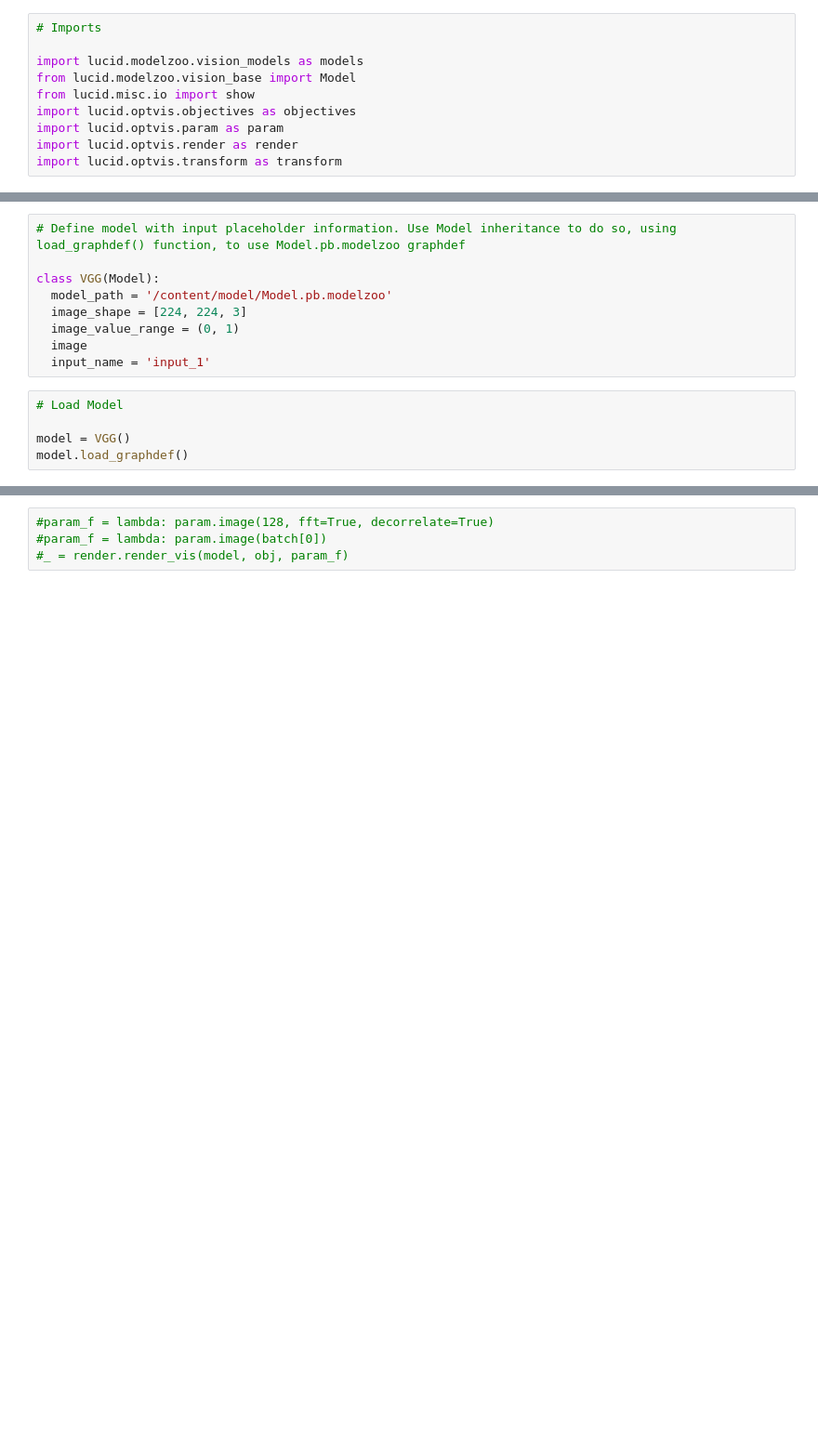
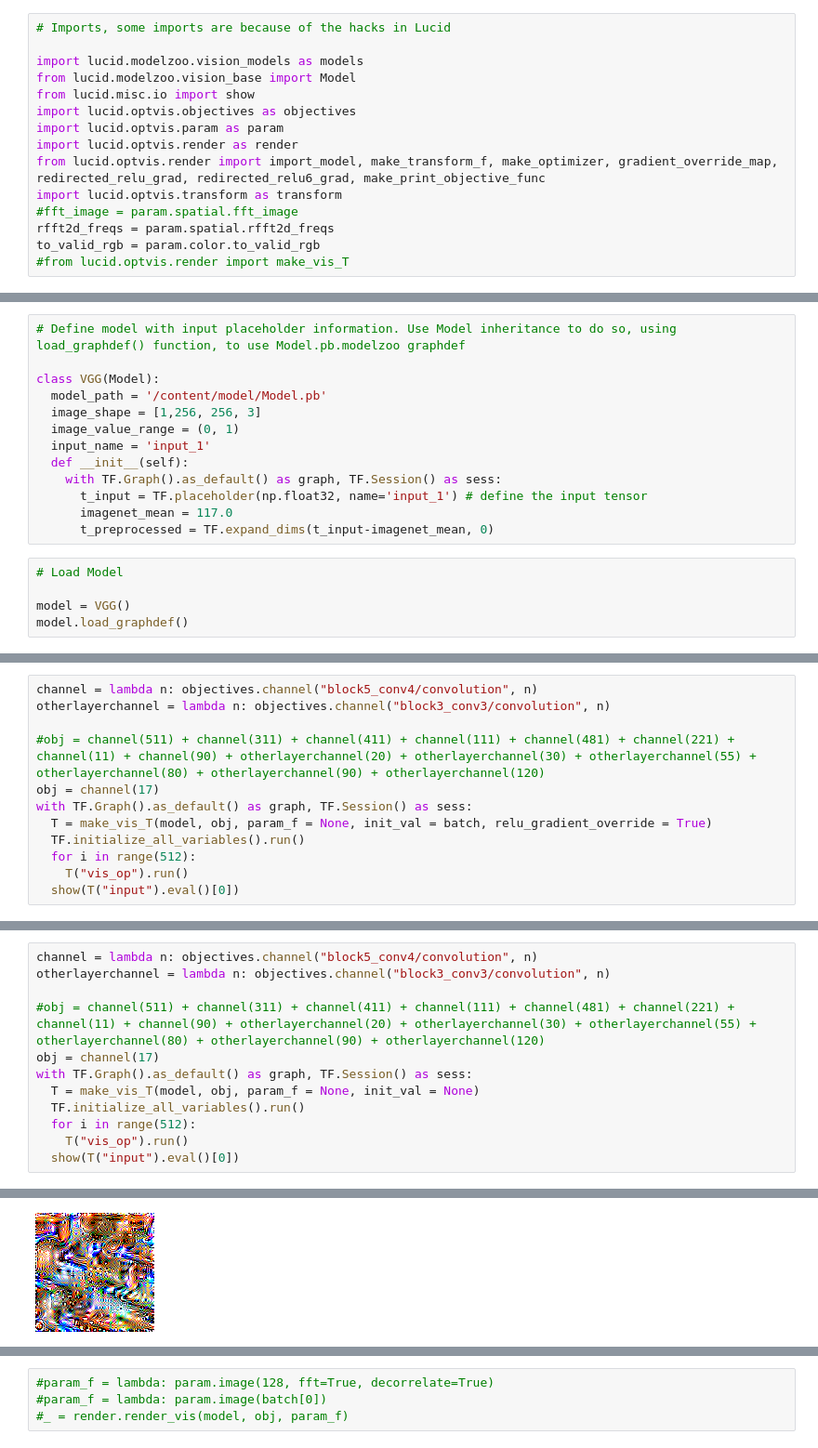
Before and after one commit to Uiuran/Bio-Unsupervised, a Jupyter notebook: semantic_segmentation/SemanticSegmentationForBio.ipynb, the cells around one changed output, grey strips where cells are left out. Shown: that part at 93% size. Saved outputs shown, nothing was run; the diff lists cells and outputs as text; blank space fills up the shorter version.

```diff
--- a/semantic_segmentation/SemanticSegmentationForBio.ipynb
+++ b/semantic_segmentation/SemanticSegmentationForBio.ipynb
@@ -192,7 +203,7 @@ show_graph(graph_def)
 # %% [output]
   Building wheel for lucid (setup.py) ... done
 # %%
-# Imports
+# Imports, some imports are because of the hacks in Lucid
 
 import lucid.modelzoo.vision_models as models
 from lucid.modelzoo.vision_base import Model
@@ -200,4 +211,9 @@ from lucid.misc.io import show
 import lucid.optvis.objectives as objectives
 import lucid.optvis.param as param
 import lucid.optvis.render as render
+from lucid.optvis.render import import_model, make_transform_f, make_optimizer, gradient_override_map, redirected_relu_grad, redirected_relu6_grad, make_print_objective_func
 import lucid.optvis.transform as transform
+#fft_image = param.spatial.fft_image
+rfft2d_freqs = param.spatial.rfft2d_freqs
+to_valid_rgb = param.color.to_valid_rgb
+#from lucid.optvis.render import make_vis_T
@@ -205,11 +479,15 @@ import lucid.optvis.transform as transform
 # Define model with input placeholder information. Use Model inheritance to do so, using load_graphdef() function, to use Model.pb.modelzoo graphdef
 
 class VGG(Model):
-  model_path = '/content/model/Model.pb.modelzoo'
-  image_shape = [224, 224, 3]
+  model_path = '/content/model/Model.pb'
+  image_shape = [1,256, 256, 3]
   image_value_range = (0, 1)
-  image
   input_name = 'input_1'
+  def __init__(self):
+    with TF.Graph().as_default() as graph, TF.Session() as sess:
+      t_input = TF.placeholder(np.float32, name='input_1') # define the input tensor
+      imagenet_mean = 117.0
+      t_preprocessed = TF.expand_dims(t_input-imagenet_mean, 0)
 # %%
 # Load Model
 
@@ -231,0 +496,12 @@ _ = render.render_vis(model, "block1_conv1/convolution:51")
+# %%
+channel = lambda n: objectives.channel("block5_conv4/convolution", n)
+otherlayerchannel = lambda n: objectives.channel("block3_conv3/convolution", n)
+
+#obj = channel(511) + channel(311) + channel(411) + channel(111) + channel(481) + channel(221) + channel(11) + channel(90) + otherlayerchannel(20) + otherlayerchannel(30) + otherlayerchannel(55) + otherlayerchannel(80) + otherlayerchannel(90) + otherlayerchannel(120)
+obj = channel(17)
+with TF.Graph().as_default() as graph, TF.Session() as sess:
+  T = make_vis_T(model, obj, param_f = None, init_val = batch, relu_gradient_override = True)
+  TF.initialize_all_variables().run()
+  for i in range(512):
+    T("vis_op").run()
+  show(T("input").eval()[0])
@@ -231,0 +512,13 @@ _ = render.render_vis(model, "block1_conv1/convolution:51")
+# %%
+channel = lambda n: objectives.channel("block5_conv4/convolution", n)
+otherlayerchannel = lambda n: objectives.channel("block3_conv3/convolution", n)
+
+#obj = channel(511) + channel(311) + channel(411) + channel(111) + channel(481) + channel(221) + channel(11) + channel(90) + otherlayerchannel(20) + otherlayerchannel(30) + otherlayerchannel(55) + otherlayerchannel(80) + otherlayerchannel(90) + otherlayerchannel(120)
+obj = channel(17)
+with TF.Graph().as_default() as graph, TF.Session() as sess:
+  T = make_vis_T(model, obj, param_f = None, init_val = None)
+  TF.initialize_all_variables().run()
+  for i in range(512):
+    T("vis_op").run()
+  show(T("input").eval()[0])
+# %% [output]
@@ -231,0 +526 @@ _ = render.render_vis(model, "block1_conv1/convolution:51")
+[figure, added]
```
Also changed, not shown: parts of 23 cells of this notebook.
